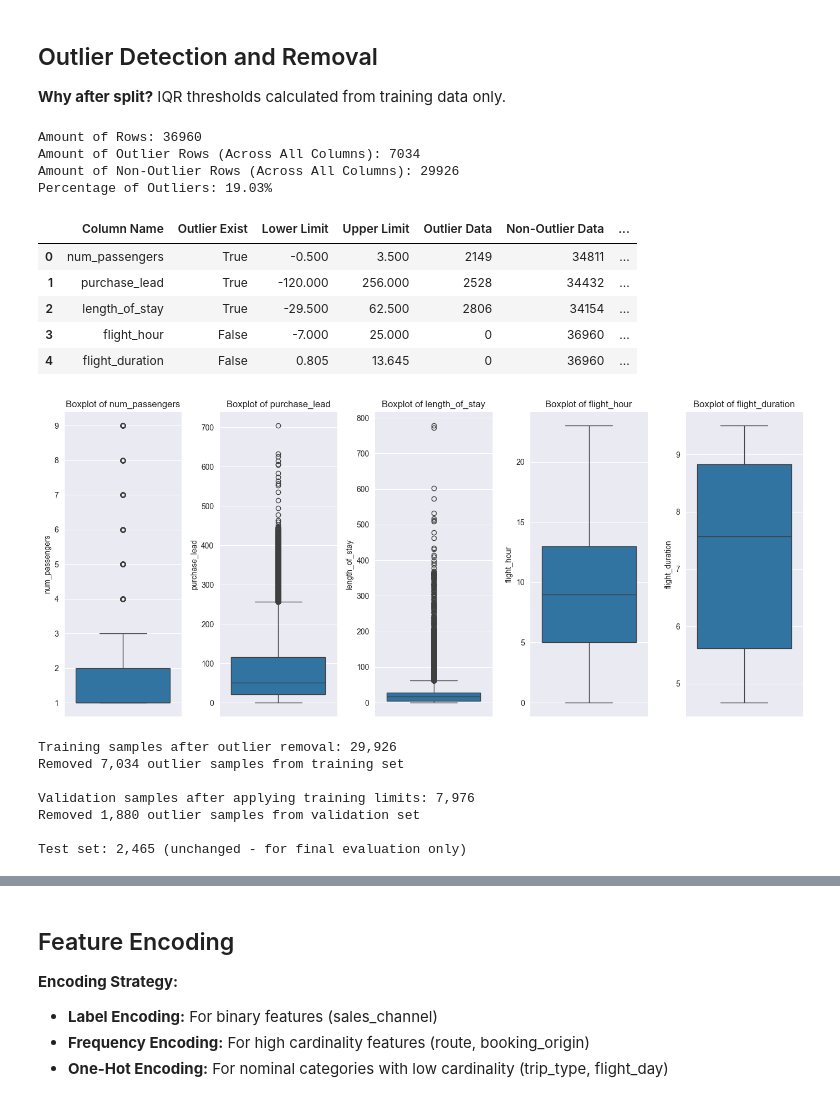
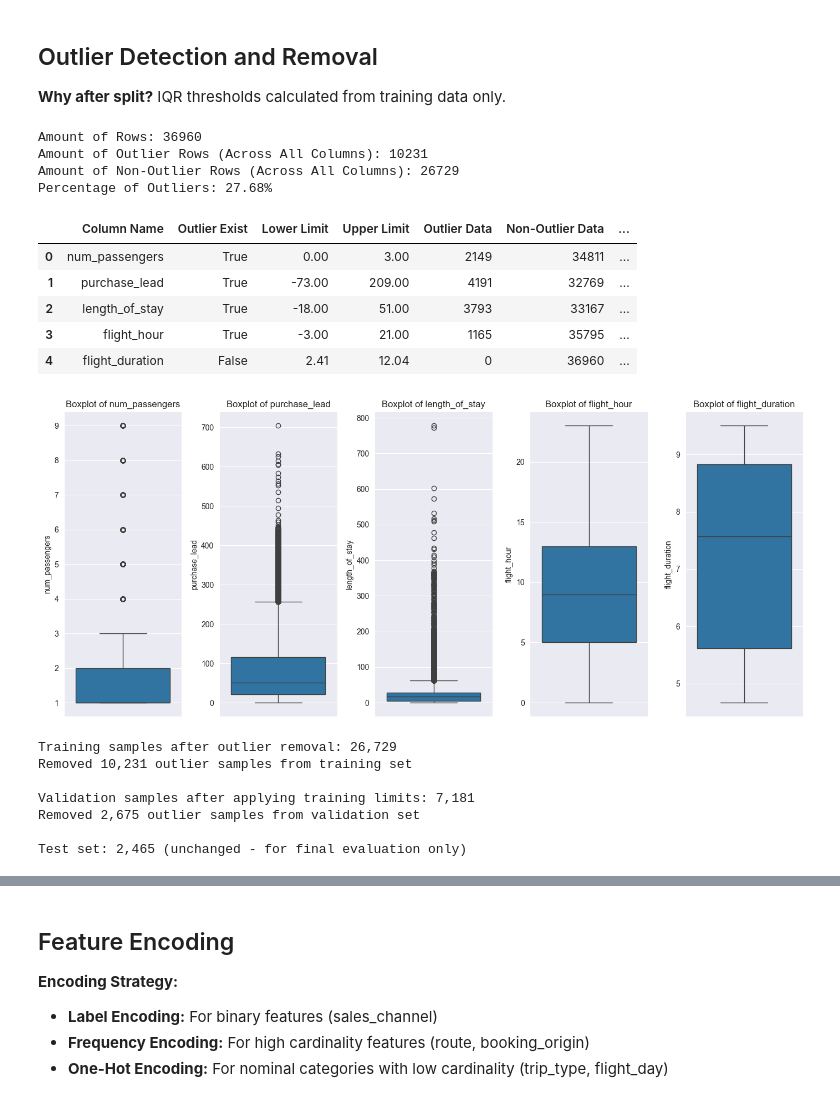
Before and after one commit to mcikalmerdeka/British-Airways-Flight-Booking-Prediction, a Jupyter notebook: notebook_fix.ipynb, the cells around one changed output, grey strips where cells are left out. Drawn from its saved outputs; the diff is of its cells as text; code cells hidden in the pictures.

```diff
--- a/notebook_fix.ipynb
+++ b/notebook_fix.ipynb
@@ -402,34 +409,34 @@ From this point forward:
 # %%
 from utils import filter_outliers, plot_dynamic_boxplots_violinplots
 
 # Combine train features and target for outlier detection
 df_train = pd.concat([X_train_raw, y_train_raw], axis=1)
 
 # Check outliers on TRAINING data only
-outlier_summary = filter_outliers(df_train, columns=nums_cols, threshold=1.5, detect_only=True)
+outlier_summary = filter_outliers(df_train, columns=nums_cols, threshold=1, detect_only=True)
 display(outlier_summary)
 
 # Visualize outliers in training data
 plot_dynamic_boxplots_violinplots(df_train, [col for col in nums_cols if col != "booking_complete"], plot_type="boxplot", ncols=5, orientation="v", figsize=(14, 6))
 # %% [output]
 Amount of Rows: 36960
-Amount of Outlier Rows (Across All Columns): 7034
-Amount of Non-Outlier Rows (Across All Columns): 29926
-Percentage of Outliers: 19.03%
+Amount of Outlier Rows (Across All Columns): 10231
+Amount of Non-Outlier Rows (Across All Columns): 26729
+Percentage of Outliers: 27.68%
 |  | Column Name | Outlier Exist | Lower Limit | Upper Limit | Outlier Data | Non-Outlier Data | ... |
-| 0 | num_passengers | True | -0.500 | 3.500 | 2149 | 34811 | ... |
-| 1 | purchase_lead | True | -120.000 | 256.000 | 2528 | 34432 | ... |
-| 2 | length_of_stay | True | -29.500 | 62.500 | 2806 | 34154 | ... |
-| 3 | flight_hour | False | -7.000 | 25.000 | 0 | 36960 | ... |
-| 4 | flight_duration | False | 0.805 | 13.645 | 0 | 36960 | ... |
+| 0 | num_passengers | True | 0.00 | 3.00 | 2149 | 34811 | ... |
+| 1 | purchase_lead | True | -73.00 | 209.00 | 4191 | 32769 | ... |
+| 2 | length_of_stay | True | -18.00 | 51.00 | 3793 | 33167 | ... |
+| 3 | flight_hour | True | -3.00 | 21.00 | 1165 | 35795 | ... |
+| 4 | flight_duration | False | 2.41 | 12.04 | 0 | 36960 | ... |
 [figure]
 # %%
 # Remove outliers from TRAINING data and get IQR limits
 # Step 1: Get IQR limits from training data
-train_outlier_summary = filter_outliers(df_train, columns=nums_cols, method='iqr', threshold=1.5, detect_only=True, verbose=False)
+train_outlier_summary = filter_outliers(df_train, columns=nums_cols, method='iqr', threshold=1, detect_only=True, verbose=False)
 
 # Step 2: Remove outliers from training data
-df_train_clean = filter_outliers(df_train, columns=nums_cols, method='iqr', threshold=1.5, detect_only=False)
+df_train_clean = filter_outliers(df_train, columns=nums_cols, method='iqr', threshold=1, detect_only=False)
 X_train_clean = df_train_clean.drop(columns=[target])
 y_train_clean = df_train_clean[target]
 
@@ -460,10 +467,10 @@ print(f"\nValidation samples after applying training limits: {len(X_val_clean):,
 print(f"Removed {len(X_val_raw) - len(X_val_clean):,} outlier samples from validation set")
 print(f"\nTest set: {len(X_test_raw):,} (unchanged - for final evaluation only)")
 # %% [output]
-Training samples after outlier removal: 29,926
-Removed 7,034 outlier samples from training set
+Training samples after outlier removal: 26,729
+Removed 10,231 outlier samples from training set
 
-Validation samples after applying training limits: 7,976
-Removed 1,880 outlier samples from validation set
+Validation samples after applying training limits: 7,181
+Removed 2,675 outlier samples from validation set
 
 Test set: 2,465 (unchanged - for final evaluation only)
```
Also changed, not shown: parts of 33 cells of this notebook.
